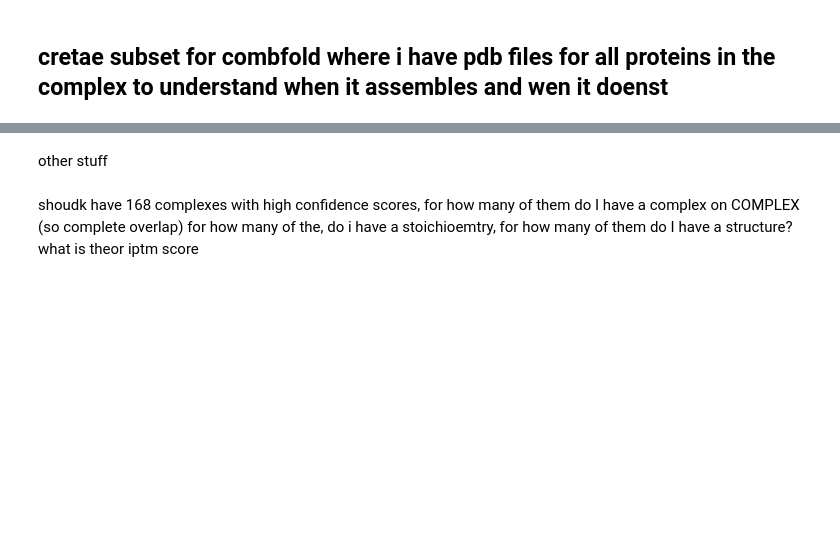
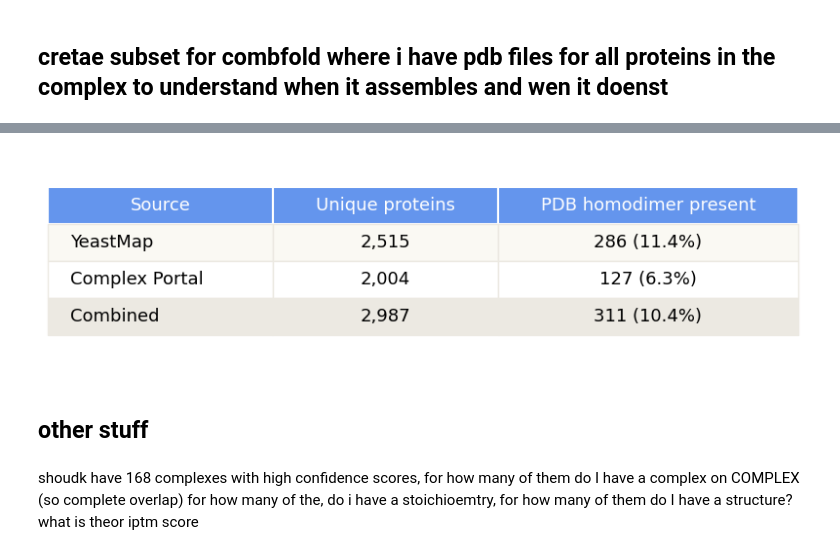
Before and after one commit to Kim-Dammer/master_thesis, a Jupyter notebook: notebooks/05_generate_CF_set.ipynb, the cells around one changed output, grey strips where cells are left out. Saved outputs shown, nothing was run; the diff lists cells and outputs as text; code cells hidden in the pictures; blank space fills up the shorter version.

```diff
--- a/notebooks/05_generate_CF_set.ipynb
+++ b/notebooks/05_generate_CF_set.ipynb
@@ -180,0 +369,12 @@ heterodimer_iptm = pl.read_csv(data_dir/"Pipeline/iptm_scores.csv")
+# %%
+YM_COMPLEX_overlap = pl.read_csv(
+    data_dir / "Complex_Portal/YeastMap/complex_db_complete_unique_overlap_complex_yeastmap_by_complex.csv"
+)
+complex_db_entries = pl.read_csv(
+    data_dir / "Complex_Portal/Saccharomyces_cerevisiae_ComplexTab.tsv",
+    separator="	",
+)
+
+homodimer_with_pdb = pl.read_csv(
+    data_dir / "Pipeline/homodimer_pdb_files/merged_pdbs/pdb_file_names.csv"
+)
@@ -181,5 +435,65 @@ heterodimer_iptm = pl.read_csv(data_dir/"Pipeline/iptm_scores.csv")
+# %%
+import matplotlib.pyplot as plt
+
+YM_n  = len(YM_proteins);      YM_hom  = len(YM_proteins & homodimer_set)
+CP_n  = len(complex_proteins); CP_hom  = len(complex_proteins & homodimer_set)
+ALL_n = len(YM_proteins | complex_proteins)
+ALL_hom = len((YM_proteins | complex_proteins) & homodimer_set)
+
+def fmt(n_hom, total):
+    return f"{n_hom} ({n_hom / total * 100:.1f}%)"
+
+fig, ax = plt.subplots(figsize=(8, 2.4))
+ax.axis("off")
+
+cell_text = [
+    ["YeastMap",        f"{YM_n:,}",  fmt(YM_hom, YM_n)],
+    ["Complex Portal",  f"{CP_n:,}",  fmt(CP_hom, CP_n)],
+    ["Combined",        f"{ALL_n:,}", fmt(ALL_hom, ALL_n)],
+]
+col_labels = ["Source", "Unique proteins", "PDB homodimer present"]
+
+tbl = ax.table(
+    cellText=cell_text, colLabels=col_labels,
+    cellLoc="center", loc="center",
+    colWidths=[0.30, 0.30, 0.40],
+)
+tbl.auto_set_font_size(False)
+tbl.set_fontsize(13)
+tbl.scale(1.0, 2.0)
+
+# Header
+for j in range(3):
+    c = tbl[0, j]
+    c.set_facecolor("cornflowerblue")
+    c.set_text_props(color="white")
+    c.set_edgecolor("white"); c.set_linewidth(1.5)
+
+# Body
+for i in range(1, 4):
+    for j in range(3):
+        c = tbl[i, j]
+        c.set_facecolor("#FAF9F3" if i % 2 == 1 else "white")
+        c.set_edgecolor("#ECE9E2"); c.set_linewidth(1.0)
+
+# First column left-aligned + bold
+for i in range(1, 4):
+    tbl[i, 0].set_text_props(ha="left")
+
+# Highlight Combined row
+for j in range(3):
+    c = tbl[3, j]
+    c.set_facecolor("#ECE9E2")
+
+
+plt.tight_layout()
+#plt.savefig("protein_homodimer_table.png", dpi=250, bbox_inches="tight",
+           # facecolor="white", pad_inches=0.15)
+plt.show()
+# %% [output]
+[figure, added]
 # %% [markdown]
-other stuff
+## other stuff
 # %%
 yeastmap_complex_pairs_with_scores = pl.read_csv("./Dataframes/Yeast_Map/yeastmap_complex_pairs_with_scores_incl_db.csv")
 complex_by_breaking_values = pl.read_csv("./Dataframes/Yeast_Map/complex_by_breaking_values.csv")
```
Also changed, not shown: parts of 29 cells of this notebook, 11 other files.
